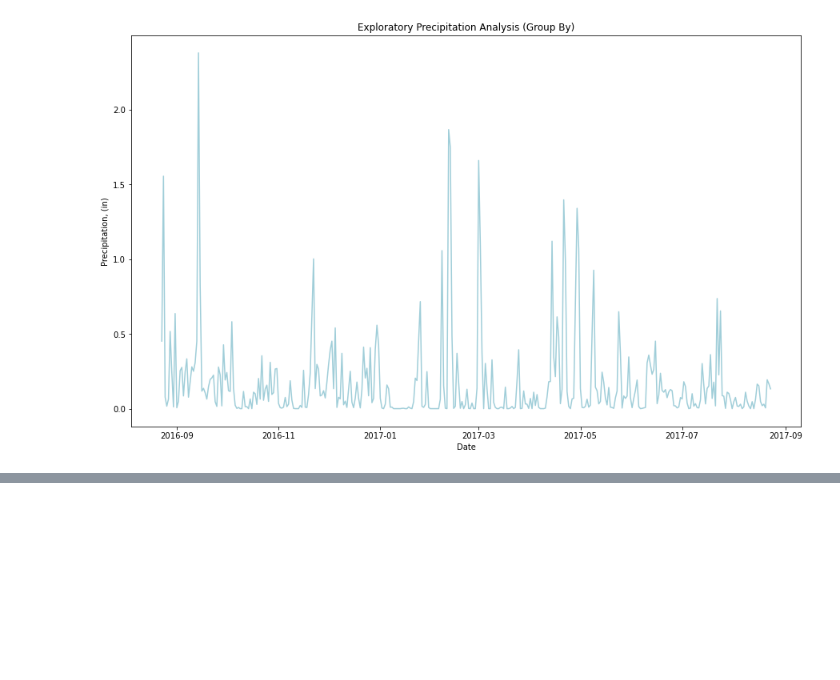
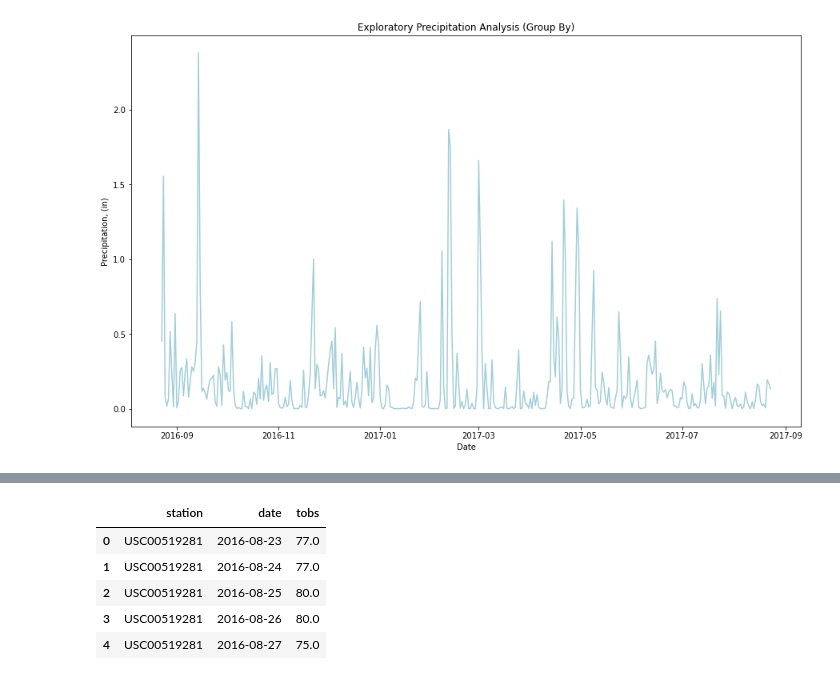
Before and after one commit to boojaado/SQLAlchemy_Challenge, a Jupyter notebook: Submissions/SQL_Challenge_jkeme.ipynb, the cells around one changed output, grey strips where cells are left out. Cells and saved outputs as stored; diff of their text form; code cells hidden in the pictures; blank space fills up the shorter version.

```diff
--- a/Submissions/SQL_Challenge_jkeme.ipynb
+++ b/Submissions/SQL_Challenge_jkeme.ipynb
@@ -318,0 +391,29 @@ plt.show()
+# %%
+# Using the most active station id
+# Query the last 12 months of temperature observation data for this station and plot the results as a histogram.
+
+query7 = """
+        SELECT
+        station,
+          date,
+          tobs
+        FROM
+            measurement
+        where
+            date >= '2016-08-23'
+        and station = 'USC00519281'
+        order by
+            date asc
+        """
+
+# Create a Dataframe
+station_df = pd.read_sql(query7, conn)
+station_df["date"] = pd.to_datetime(station_df["date"])
+station_df.head()
+# %% [output]
+|  | station | date | tobs |
+| 0 | USC00519281 | 2016-08-23 | 77.0 |
+| 1 | USC00519281 | 2016-08-24 | 77.0 |
+| 2 | USC00519281 | 2016-08-25 | 80.0 |
+| 3 | USC00519281 | 2016-08-26 | 80.0 |
+| 4 | USC00519281 | 2016-08-27 | 75.0 |
```
Also changed, not shown: parts of 10 cells of this notebook, 2 other files.
